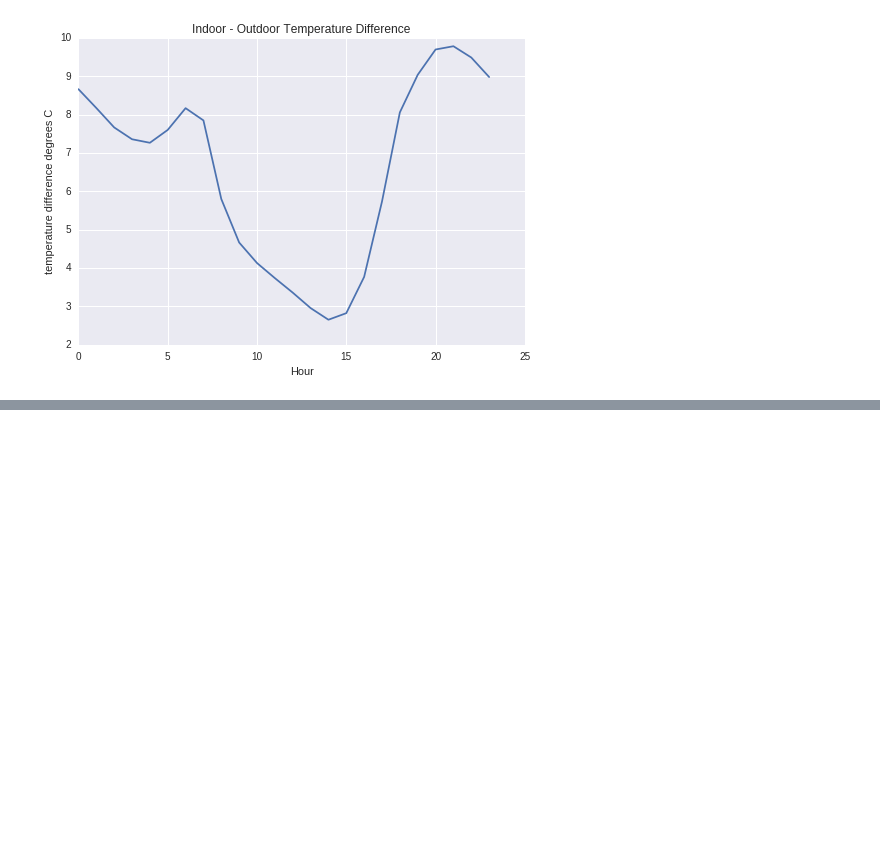
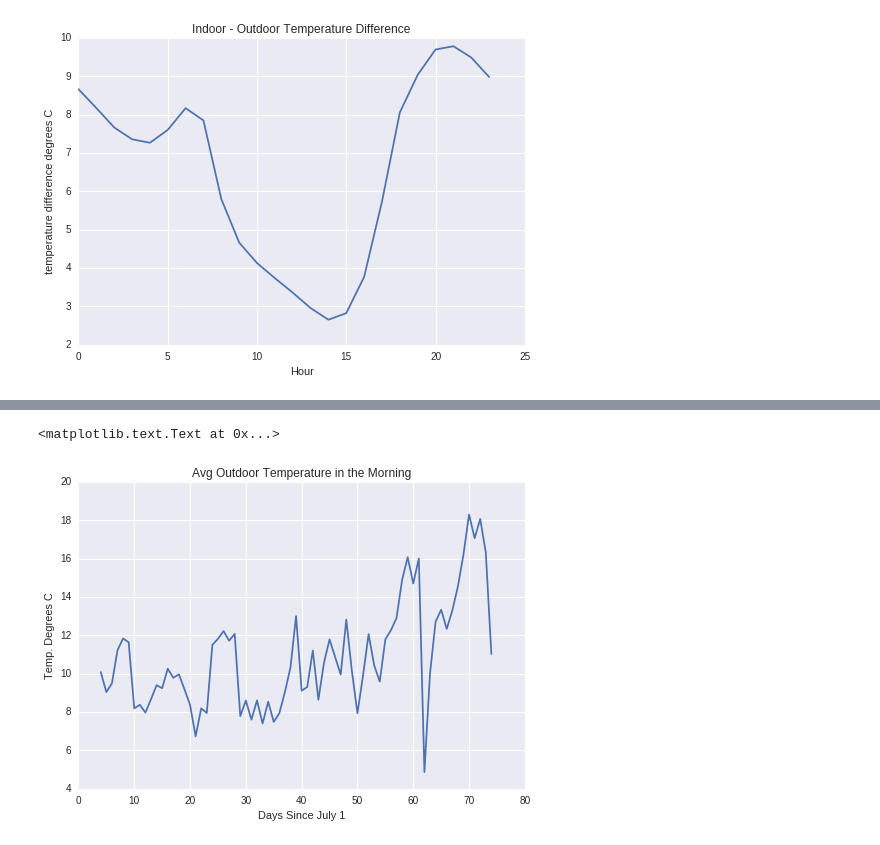
Before and after one commit to BrennaManning/DataScience2016FP, a Jupyter notebook: ProjectNotebook2.ipynb, the cells around one changed output, grey strips where cells are left out. Cells and saved outputs as stored; diff of their text form; code cells hidden in the pictures; blank space fills up the shorter version.

```diff
--- a/ProjectNotebook2.ipynb
+++ b/ProjectNotebook2.ipynb
@@ -349,0 +373,9 @@ plt.show()
+# %%
+dfmorning = grouped.apply(compute_avg_temp)
+plt.plot(dfmorning['DayCount'], dfmorning['DailyAverageTemp'])
+plt.xlabel('Days Since July 1')
+plt.ylabel('Temp. Degrees C')
+plt.title('Avg Outdoor Temperature in the Morning')
+# %% [output]
+<matplotlib.text.Text at 0x...>
+[figure, added]
```
Also changed, not shown: parts of 12 cells of this notebook, 31 other files.
